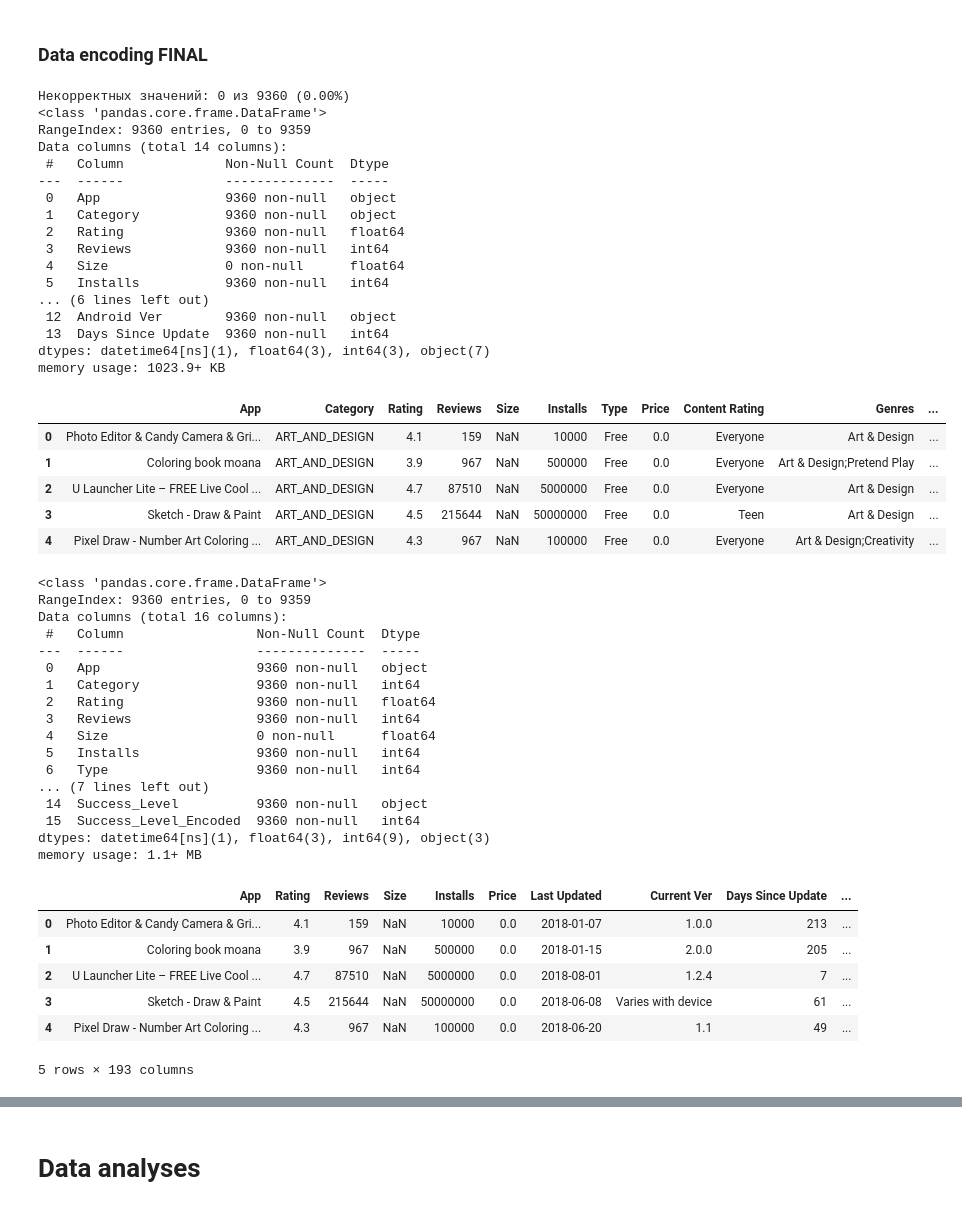
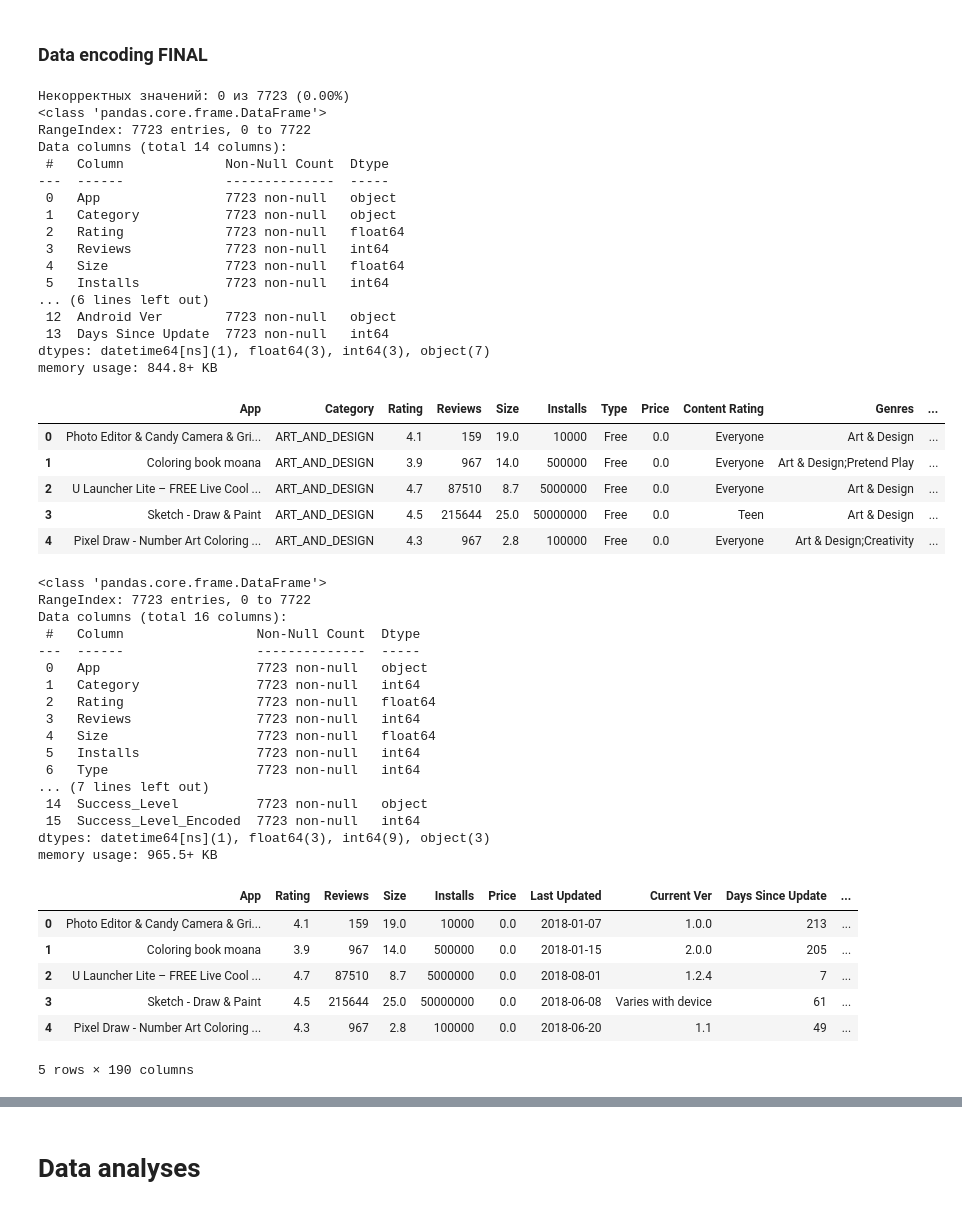
Before and after one commit to Aauia/MobileApp-Success-Project, a Jupyter notebook: appAnalyses/finalVersionEdited.ipynb, the cells around one changed output, grey strips where cells are left out. Cells and saved outputs as stored; diff of their text form; code cells hidden in the pictures.

```diff
--- a/appAnalyses/finalVersionEdited.ipynb
+++ b/appAnalyses/finalVersionEdited.ipynb
@@ -196,6 +196,11 @@ df['Content Rating'] = df['Content Rating'].astype(str).str.strip()
 df['Type'] = df['Type'].astype(str).str.strip()
 df['Category'] = df['Category'].astype(str).str.strip()
 
+
+
+# Drop rows where Size is NaN
+df= df.dropna(subset=['Size', 'Category'])
+
 # Optional: Reset index
 df = df.reset_index(drop=True)
 
@@ -247,8 +252,8 @@ def parse_size(size):
             return float(size[:-1]) / 1024
     return np.nan
 
-df['Size'] = df['Size'].apply(parse_size)
-df['Size'] = df['Size'].fillna(df['Size'].median())  # заполняем медианой
+
+df['Size'] = pd.to_numeric(df['Size'], errors='coerce')
 
 df['Price'] = df['Price'].str.replace('$', '', regex=True) #нафиг знак доллара
 df['Price'] = pd.to_numeric(df['Price'], errors='coerce').fillna(0.0)#некорректные значения будут 00 и еще преобразует в числа
@@ -280,49 +285,49 @@ df = df.dropna(subset=['Installs'])
 # Step 4 (Optional): Cast to int if you're sure no decimals needed
 df['Installs'] = df['Installs'].astype(int)
 df.info()
 
 # столбец успешности
 def get_success_level(installs):
     if installs <= 10000:
         return 'Not Successful'
     elif installs <= 100000:
         return 'Average'
     elif installs <= 1000000:
         return 'Above Average'
     else:
         return 'Successful'
 
 df['Success_Level'] = df['Installs'].apply(get_success_level)
 
 le = LabelEncoder()
 df['Success_Level_Encoded'] = le.fit_transform(df['Success_Level'])
 
 df["Success_Level_Encoded"].value_counts
 df.head()
 # %% [output]
-Некорректных значений: 0 из 9360 (0.00%)
+Некорректных значений: 0 из 7723 (0.00%)
 <class 'pandas.core.frame.DataFrame'>
-RangeIndex: 9360 entries, 0 to 9359
+RangeIndex: 7723 entries, 0 to 7722
 Data columns (total 14 columns):
  #   Column             Non-Null Count  Dtype
 ---  ------             --------------  -----
- 0   App                9360 non-null   object
- 1   Category           9360 non-null   object
- 2   Rating             9360 non-null   float64
- 3   Reviews            9360 non-null   int64
- 4   Size               0 non-null      float64
- 5   Installs           9360 non-null   int64
+ 0   App                7723 non-null   object
+ 1   Category           7723 non-null   object
+ 2   Rating             7723 non-null   float64
+ 3   Reviews            7723 non-null   int64
+ 4   Size               7723 non-null   float64
+ 5   Installs           7723 non-null   int64
 ... (6 lines left out)
- 12  Android Ver        9360 non-null   object
- 13  Days Since Update  9360 non-null   int64
+ 12  Android Ver        7723 non-null   object
+ 13  Days Since Update  7723 non-null   int64
 dtypes: datetime64[ns](1), float64(3), int64(3), object(7)
-memory usage: 1023.9+ KB
+memory usage: 844.8+ KB
 |  | App | Category | Rating | Reviews | Size | Installs | Type | Price | Content Rating | Genres | ... |
-| 0 | Photo Editor & Candy Camera & Gri... | ART_AND_DESIGN | 4.1 | 159 | NaN | 10000 | Free | 0.0 | Everyone | Art & Design | ... |
-| 1 | Coloring book moana | ART_AND_DESIGN | 3.9 | 967 | NaN | 500000 | Free | 0.0 | Everyone | Art & Design;Pretend Play | ... |
-| 2 | U Launcher Lite – FREE Live Cool ... | ART_AND_DESIGN | 4.7 | 87510 | NaN | 5000000 | Free | 0.0 | Everyone | Art & Design | ... |
-| 3 | Sketch - Draw & Paint | ART_AND_DESIGN | 4.5 | 215644 | NaN | 50000000 | Free | 0.0 | Teen | Art & Design | ... |
-| 4 | Pixel Draw - Number Art Coloring ... | ART_AND_DESIGN | 4.3 | 967 | NaN | 100000 | Free | 0.0 | Everyone | Art & Design;Creativity | ... |
+| 0 | Photo Editor & Candy Camera & Gri... | ART_AND_DESIGN | 4.1 | 159 | 19.0 | 10000 | Free | 0.0 | Everyone | Art & Design | ... |
+| 1 | Coloring book moana | ART_AND_DESIGN | 3.9 | 967 | 14.0 | 500000 | Free | 0.0 | Everyone | Art & Design;Pretend Play | ... |
+| 2 | U Launcher Lite – FREE Live Cool ... | ART_AND_DESIGN | 4.7 | 87510 | 8.7 | 5000000 | Free | 0.0 | Everyone | Art & Design | ... |
+| 3 | Sketch - Draw & Paint | ART_AND_DESIGN | 4.5 | 215644 | 25.0 | 50000000 | Free | 0.0 | Teen | Art & Design | ... |
+| 4 | Pixel Draw - Number Art Coloring ... | ART_AND_DESIGN | 4.3 | 967 | 2.8 | 100000 | Free | 0.0 | Everyone | Art & Design;Creativity | ... |
 # %%
 df_tree = df.copy()
 from sklearn.preprocessing import LabelEncoder
@@ -336,34 +341,34 @@ df_tree.head()
 df_tree.info()
 # %% [output]
 <class 'pandas.core.frame.DataFrame'>
-RangeIndex: 9360 entries, 0 to 9359
+RangeIndex: 7723 entries, 0 to 7722
 Data columns (total 16 columns):
  #   Column                 Non-Null Count  Dtype
 ---  ------                 --------------  -----
- 0   App                    9360 non-null   object
- 1   Category               9360 non-null   int64
- 2   Rating                 9360 non-null   float64
- 3   Reviews                9360 non-null   int64
- 4   Size                   0 non-null      float64
- 5   Installs               9360 non-null   int64
- 6   Type                   9360 non-null   int64
+ 0   App                    7723 non-null   object
+ 1   Category               7723 non-null   int64
+ 2   Rating                 7723 non-null   float64
+ 3   Reviews                7723 non-null   int64
+ 4   Size                   7723 non-null   float64
+ 5   Installs               7723 non-null   int64
+ 6   Type                   7723 non-null   int64
 ... (7 lines left out)
- 14  Success_Level          9360 non-null   object
- 15  Success_Level_Encoded  9360 non-null   int64
+ 14  Success_Level          7723 non-null   object
+ 15  Success_Level_Encoded  7723 non-null   int64
 dtypes: datetime64[ns](1), float64(3), int64(9), object(3)
-memory usage: 1.1+ MB
+memory usage: 965.5+ KB
 # %%
 df_linear = df.copy()
 df_linear = pd.get_dummies(df_linear, columns=['Category', 'Type', 'Content Rating', 'Android Ver', 'Genres'], drop_first=True)
 df_linear.head()
 # %% [output]
 |  | App | Rating | Reviews | Size | Installs | Price | Last Updated | Current Ver | Days Since Update | ... |
-| 0 | Photo Editor & Candy Camera & Gri... | 4.1 | 159 | NaN | 10000 | 0.0 | 2018-01-07 | 1.0.0 | 213 | ... |
-| 1 | Coloring book moana | 3.9 | 967 | NaN | 500000 | 0.0 | 2018-01-15 | 2.0.0 | 205 | ... |
-| 2 | U Launcher Lite – FREE Live Cool ... | 4.7 | 87510 | NaN | 5000000 | 0.0 | 2018-08-01 | 1.2.4 | 7 | ... |
-| 3 | Sketch - Draw & Paint | 4.5 | 215644 | NaN | 50000000 | 0.0 | 2018-06-08 | Varies with device | 61 | ... |
-| 4 | Pixel Draw - Number Art Coloring ... | 4.3 | 967 | NaN | 100000 | 0.0 | 2018-06-20 | 1.1 | 49 | ... |
+| 0 | Photo Editor & Candy Camera & Gri... | 4.1 | 159 | 19.0 | 10000 | 0.0 | 2018-01-07 | 1.0.0 | 213 | ... |
+| 1 | Coloring book moana | 3.9 | 967 | 14.0 | 500000 | 0.0 | 2018-01-15 | 2.0.0 | 205 | ... |
+| 2 | U Launcher Lite – FREE Live Cool ... | 4.7 | 87510 | 8.7 | 5000000 | 0.0 | 2018-08-01 | 1.2.4 | 7 | ... |
+| 3 | Sketch - Draw & Paint | 4.5 | 215644 | 25.0 | 50000000 | 0.0 | 2018-06-08 | Varies with device | 61 | ... |
+| 4 | Pixel Draw - Number Art Coloring ... | 4.3 | 967 | 2.8 | 100000 | 0.0 | 2018-06-20 | 1.1 | 49 | ... |
-5 rows × 193 columns
+5 rows × 190 columns
 # %%
 sns.countplot(data=df, x='Success_Level')
 plt.title('Distribution of Success Level')
```
Also changed, not shown: parts of 4 cells of this notebook.
